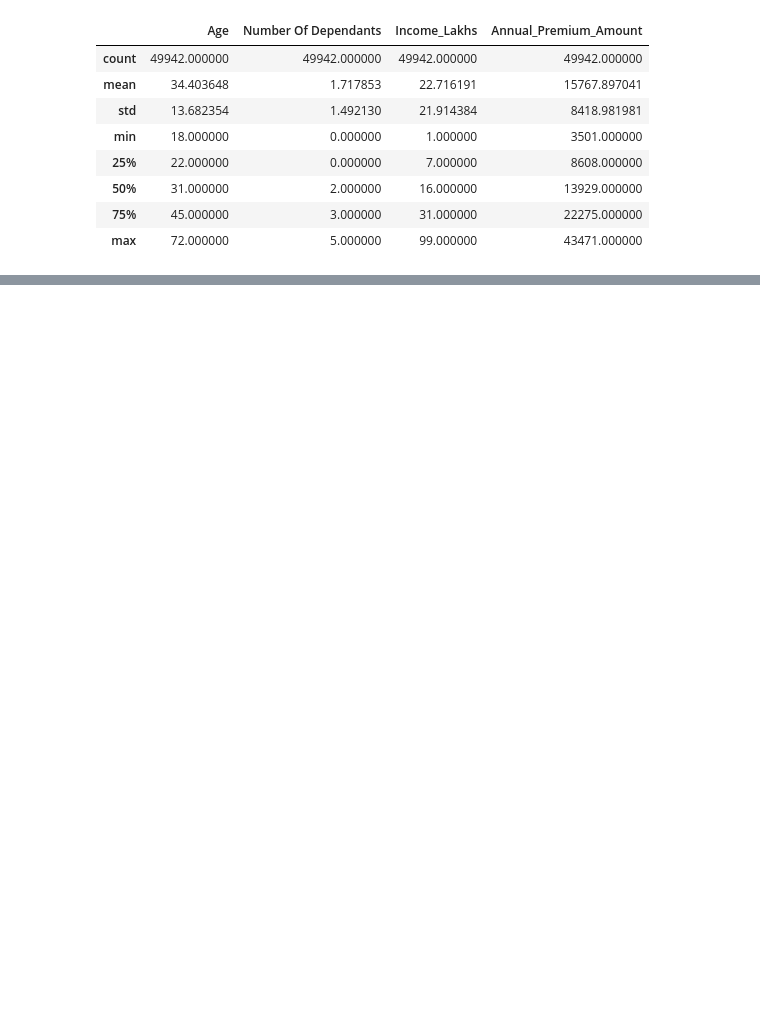
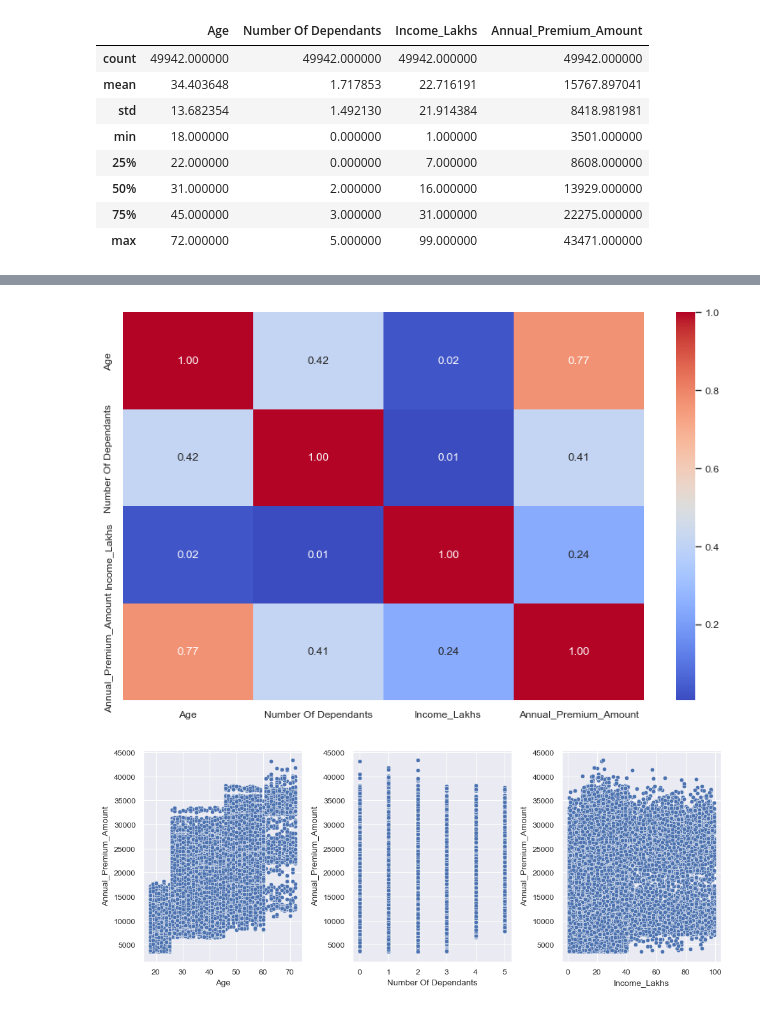
Before and after one commit to francis-rf/healthcare-premium-prediction, a Jupyter notebook: Healthcare_premium.ipynb, the cells around one changed output, grey strips where cells are left out. Drawn from its saved outputs; the diff is of its cells as text; code cells hidden in the pictures; blank space fills up the shorter version.

```diff
--- a/Healthcare_premium.ipynb
+++ b/Healthcare_premium.ipynb
@@ -191,0 +205,21 @@ df3 = df2.copy()
+# %%
+# Bivariate Analysis:
+
+# Numeric vs Target
+corr_mat = df3.corr(numeric_only=True)
+plt.figure(figsize=(10,6))
+sns.heatmap(corr_mat,annot=True,fmt=".2f",cmap='coolwarm',cbar=True)
+plt.show()
+
+fig, axes = plt.subplots(1,3,figsize=(10,4))
+axes = axes.flatten()
+
+
+for index, col in enumerate(['Age', 'Number Of Dependants', 'Income_Lakhs']):
+    sns.scatterplot(x=df3[col],y=df3['Annual_Premium_Amount'],ax=axes[index])
+
+plt.tight_layout()
+plt.show()
+# %% [output]
+[figure, added]
+[figure, added]
```
Also changed, not shown: parts of 22 cells of this notebook, 1 other file.
